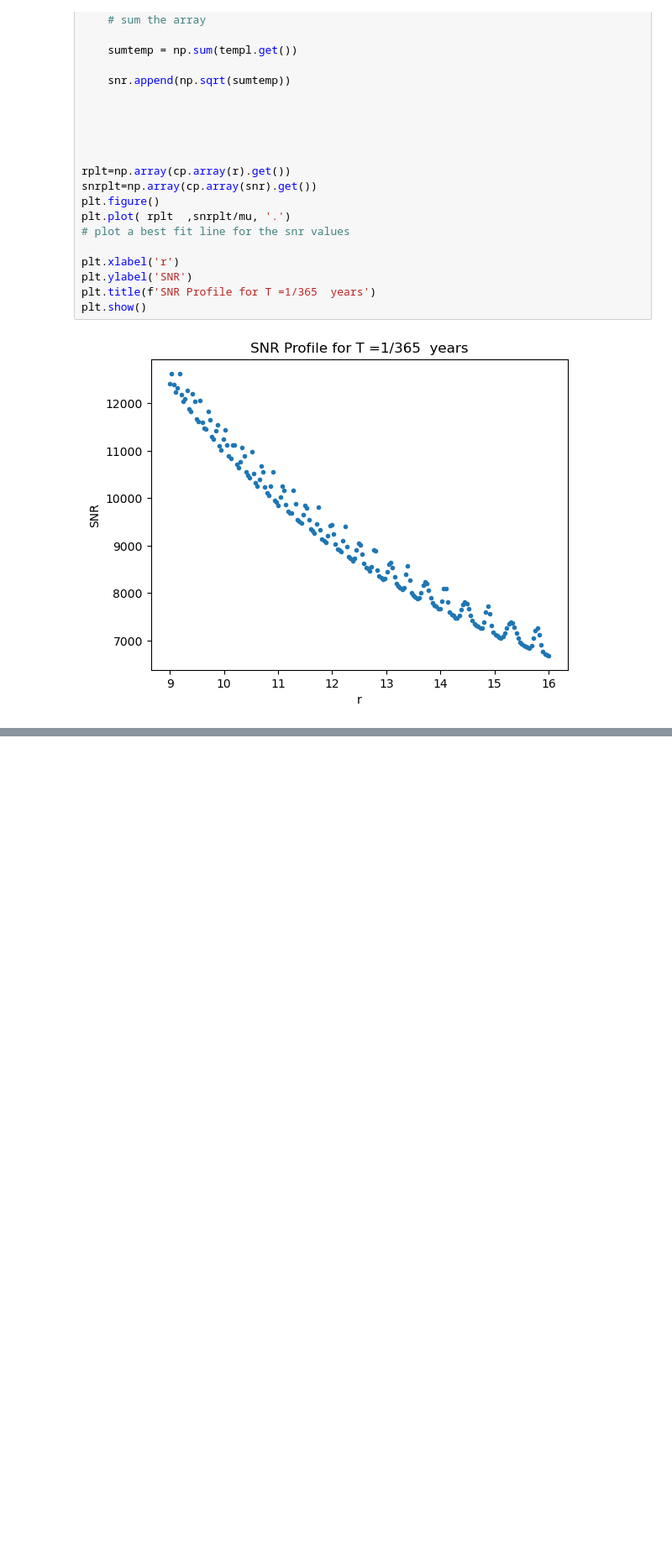
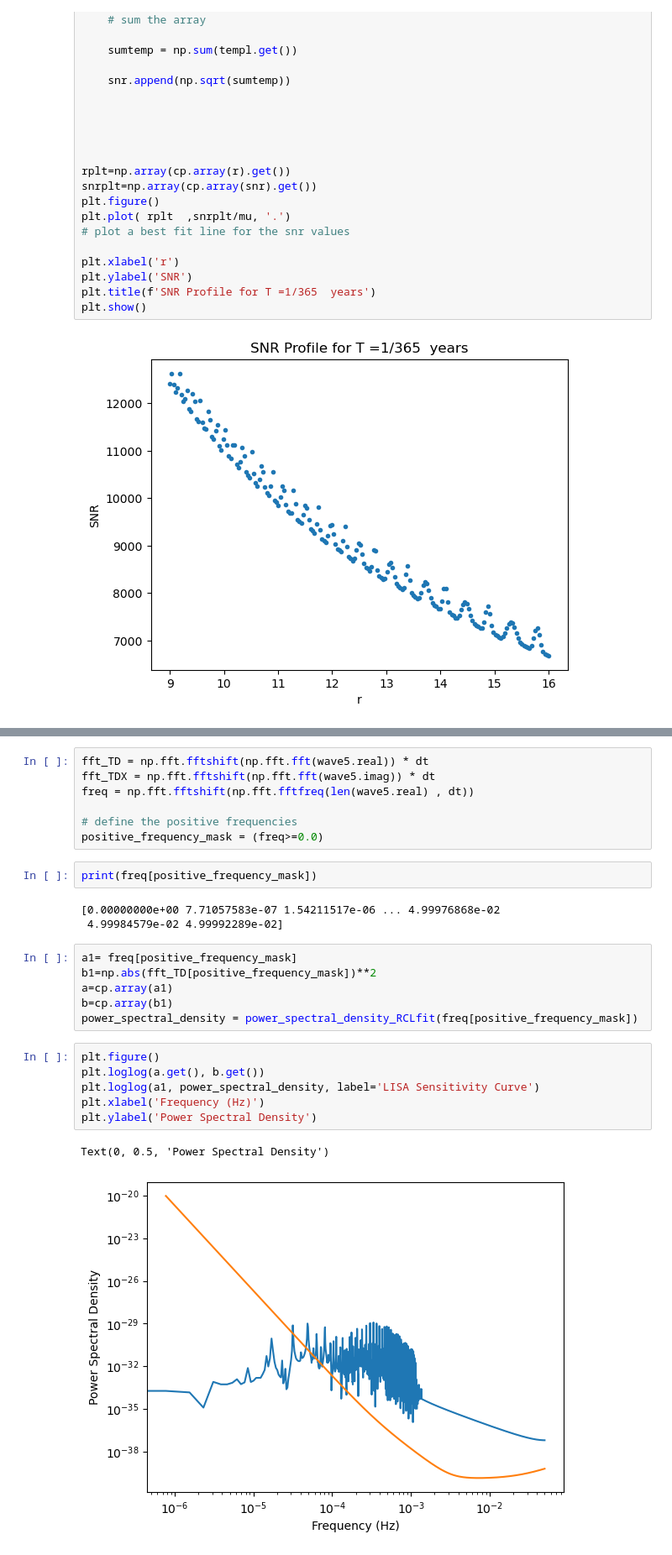
Before and after one commit to smmasruk/M1_Intership, a Jupyter notebook: NotebooksForReport/1stNBwithBHP.ipynb, the cells around one changed output, grey strips where cells are left out. Shown at 84% size. Cells and saved outputs as stored; diff of their text form; blank space fills up the shorter version.

```diff
--- a/NotebooksForReport/1stNBwithBHP.ipynb
+++ b/NotebooksForReport/1stNBwithBHP.ipynb
@@ -446,0 +512,27 @@ plt.show()
+# %%
+fft_TD = np.fft.fftshift(np.fft.fft(wave5.real)) * dt
+fft_TDX = np.fft.fftshift(np.fft.fft(wave5.imag)) * dt
+freq = np.fft.fftshift(np.fft.fftfreq(len(wave5.real) , dt))
+
+# define the positive frequencies
+positive_frequency_mask = (freq>=0.0)
+# %%
+print(freq[positive_frequency_mask])
+# %% [output]
+[0.00000000e+00 7.71057583e-07 1.54211517e-06 ... 4.99976868e-02
+ 4.99984579e-02 4.99992289e-02]
+# %%
+a1= freq[positive_frequency_mask]
+b1=np.abs(fft_TD[positive_frequency_mask])**2
+a=cp.array(a1)
+b=cp.array(b1)
+power_spectral_density = power_spectral_density_RCLfit(freq[positive_frequency_mask])
+# %%
+plt.figure()
+plt.loglog(a.get(), b.get())
+plt.loglog(a1, power_spectral_density, label='LISA Sensitivity Curve')
+plt.xlabel('Frequency (Hz)')
+plt.ylabel('Power Spectral Density')
+# %% [output]
+Text(0, 0.5, 'Power Spectral Density')
+[figure, added]
```
Also changed, not shown: parts of 25 cells of this notebook, 11 other files.
